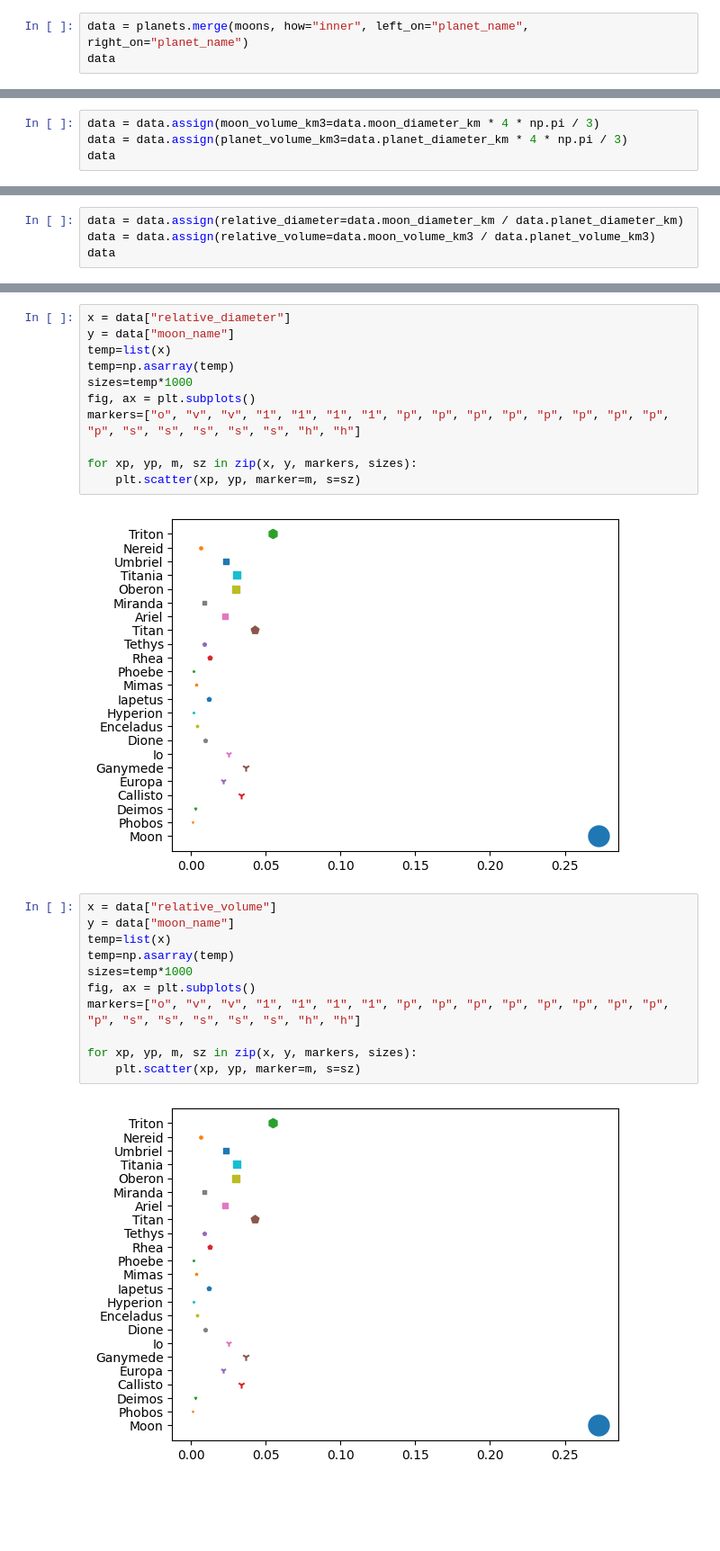
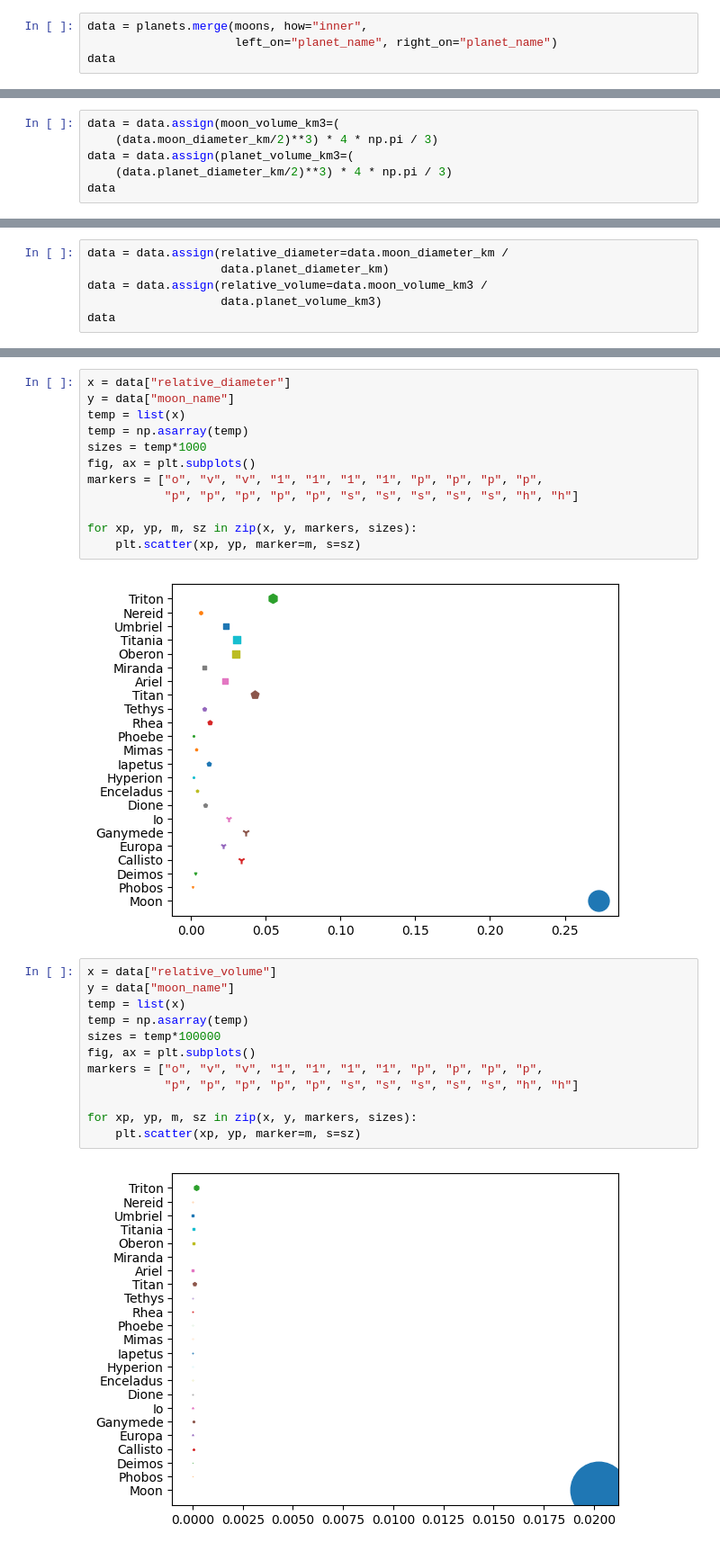
Before and after one commit to defrell01/uni_mlds, a Jupyter notebook: мдс/5/5.ipynb, the cells around one changed output, grey strips where cells are left out. Shown at 90% size. Drawn from its saved outputs; the diff is of its cells as text; blank space fills up the shorter version.

```diff
--- a/мдс/5/5.ipynb
+++ b/мдс/5/5.ipynb
@@ -39,7 +39,8 @@ moons
 # %% [markdown]
 Объединяем датафреймы
 # %%
-data = planets.merge(moons, how="inner", left_on="planet_name", right_on="planet_name")
+data = planets.merge(moons, how="inner",
+                     left_on="planet_name", right_on="planet_name")
 data
 # %% [output]
 |  | planet_name | planet_diameter_km | planet_sun_distance_km | moon_name | moon_planet_distance_km | ... |
@@ -60,8 +61,10 @@ data
 | 21 | Neptune | 49528 | 4495100000 | Nereid | 5513400 | ... |
 | 22 | Neptune | 49528 | 4495100000 | Triton | 354800 | ... |
 # %%
-data = data.assign(moon_volume_km3=data.moon_diameter_km * 4 * np.pi / 3)
-data = data.assign(planet_volume_km3=data.planet_diameter_km * 4 * np.pi / 3)
+data = data.assign(moon_volume_km3=(
+    (data.moon_diameter_km/2)**3) * 4 * np.pi / 3)
+data = data.assign(planet_volume_km3=(
+    (data.planet_diameter_km/2)**3) * 4 * np.pi / 3)
 data
 # %% [output]
 |  | planet_name | planet_diameter_km | planet_sun_distance_km | moon_name | moon_planet_distance_km | ... |
@@ -100,6 +87,8 @@ plt.show()
 # %%
-data = data.assign(relative_diameter=data.moon_diameter_km / data.planet_diameter_km)
-data = data.assign(relative_volume=data.moon_volume_km3 / data.planet_volume_km3)
+data = data.assign(relative_diameter=data.moon_diameter_km /
+                   data.planet_diameter_km)
+data = data.assign(relative_volume=data.moon_volume_km3 /
+                   data.planet_volume_km3)
 data
 # %% [output]
 |  | planet_name | planet_diameter_km | planet_sun_distance_km | moon_name | moon_planet_distance_km | ... |
@@ -122,11 +111,12 @@ data
 # %%
 x = data["relative_diameter"]
 y = data["moon_name"]
-temp=list(x)
-temp=np.asarray(temp)
-sizes=temp*1000
+temp = list(x)
+temp = np.asarray(temp)
+sizes = temp*1000
 fig, ax = plt.subplots()
-markers=["o", "v", "v", "1", "1", "1", "1", "p", "p", "p", "p", "p", "p", "p", "p", "p", "s", "s", "s", "s", "s", "h", "h"]
+markers = ["o", "v", "v", "1", "1", "1", "1", "p", "p", "p", "p",
+           "p", "p", "p", "p", "p", "s", "s", "s", "s", "s", "h", "h"]
 
 for xp, yp, m, sz in zip(x, y, markers, sizes):
     plt.scatter(xp, yp, marker=m, s=sz)
@@ -135,16 +125,17 @@ for xp, yp, m, sz in zip(x, y, markers, sizes):
 # %%
 x = data["relative_volume"]
 y = data["moon_name"]
-temp=list(x)
-temp=np.asarray(temp)
-sizes=temp*1000
+temp = list(x)
+temp = np.asarray(temp)
+sizes = temp*100000
 fig, ax = plt.subplots()
-markers=["o", "v", "v", "1", "1", "1", "1", "p", "p", "p", "p", "p", "p", "p", "p", "p", "s", "s", "s", "s", "s", "h", "h"]
+markers = ["o", "v", "v", "1", "1", "1", "1", "p", "p", "p", "p",
+           "p", "p", "p", "p", "p", "s", "s", "s", "s", "s", "h", "h"]
 
 for xp, yp, m, sz in zip(x, y, markers, sizes):
     plt.scatter(xp, yp, marker=m, s=sz)
 # %% [output]
-[figure, old version]
+[figure, new version]
 # %%
 sorted = data.loc[data['relative_diameter'] > 0.025]
 x = sorted["relative_volume"]
```
Also changed, not shown: parts of 8 cells of this notebook, 8 other files.
